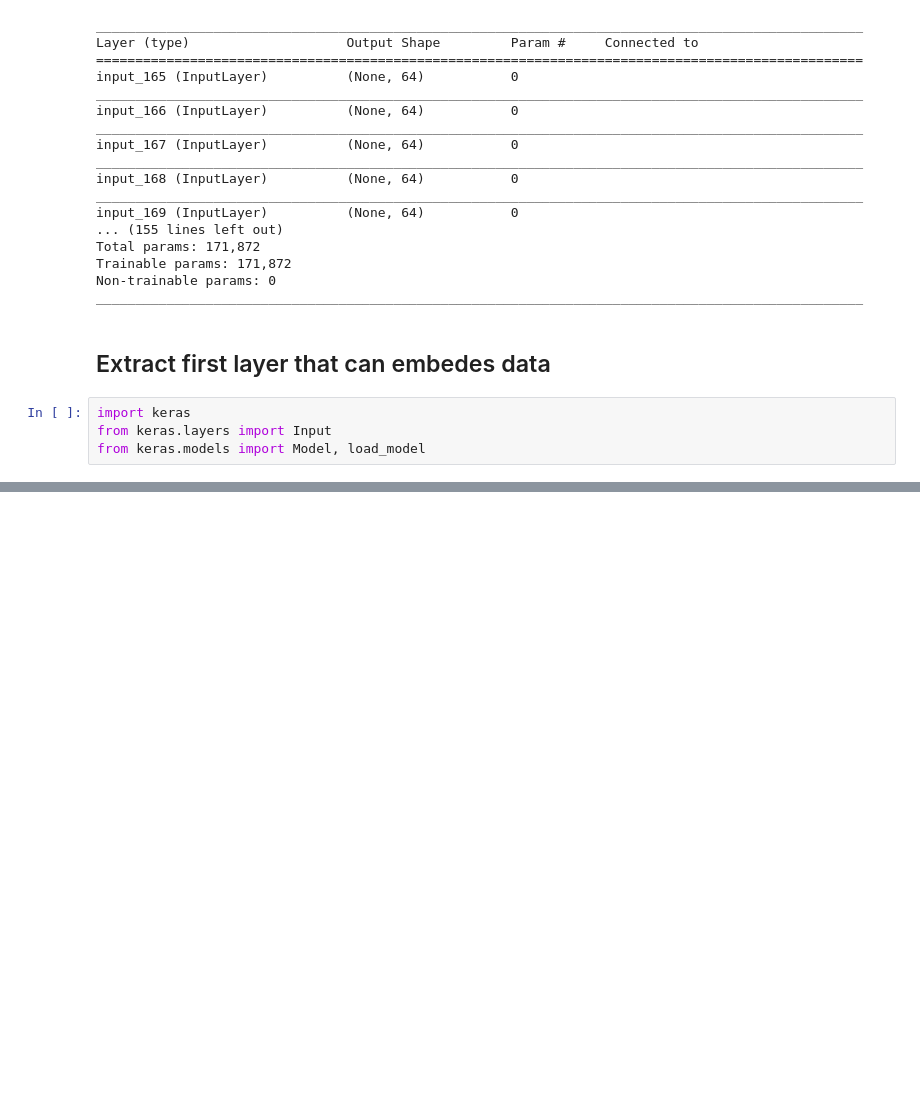
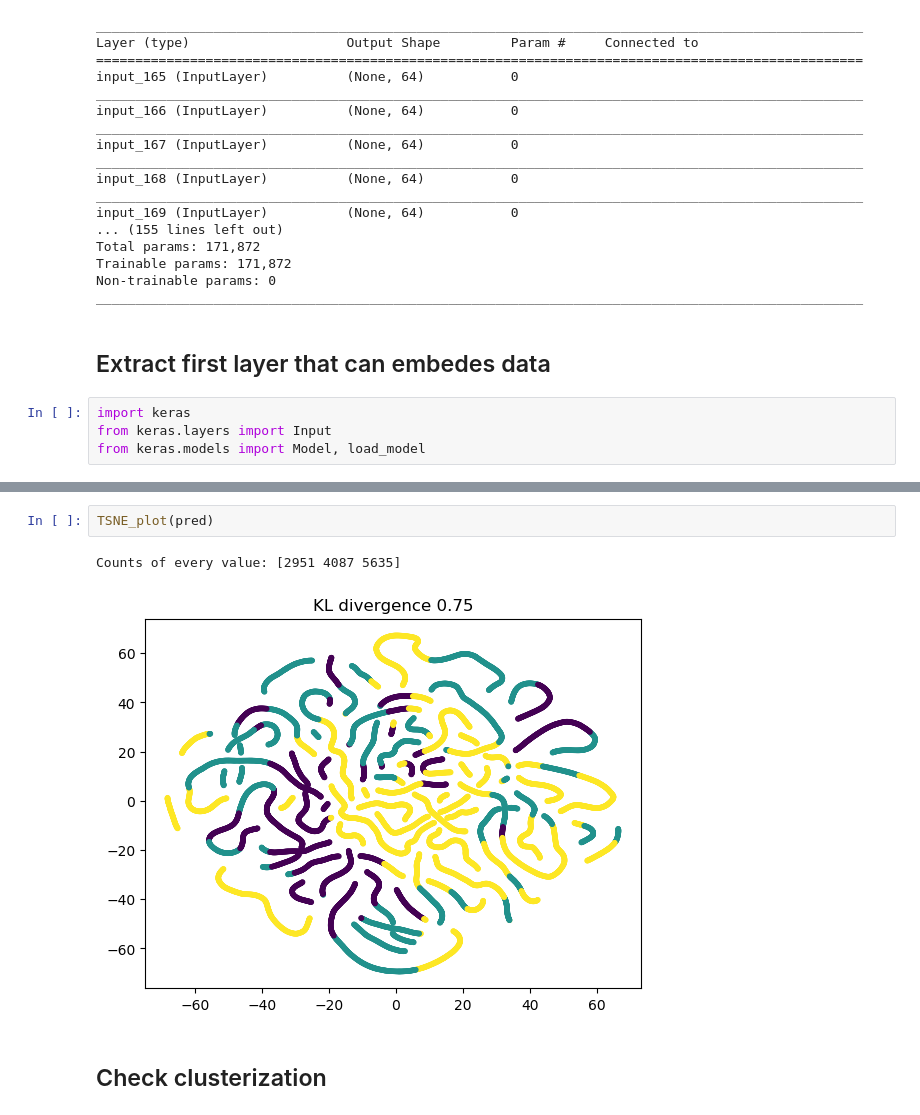
Before and after one commit to elch10/anomaly-detection, a Jupyter notebook: notebooks/autoencoder.ipynb, the cells around one changed output, grey strips where cells are left out. Drawn from its saved outputs; the diff is of its cells as text; blank space fills up the shorter version.

```diff
--- a/notebooks/autoencoder.ipynb
+++ b/notebooks/autoencoder.ipynb
@@ -111,0 +231,7 @@ from keras.models import Model, load_model
+# %%
+TSNE_plot(pred)
+# %% [output]
+Counts of every value: [2951 4087 5635]
+[figure, added]
+# %% [markdown]
+## Check clusterization
```
Also changed, not shown: parts of 26 cells of this notebook, 3 other files.
